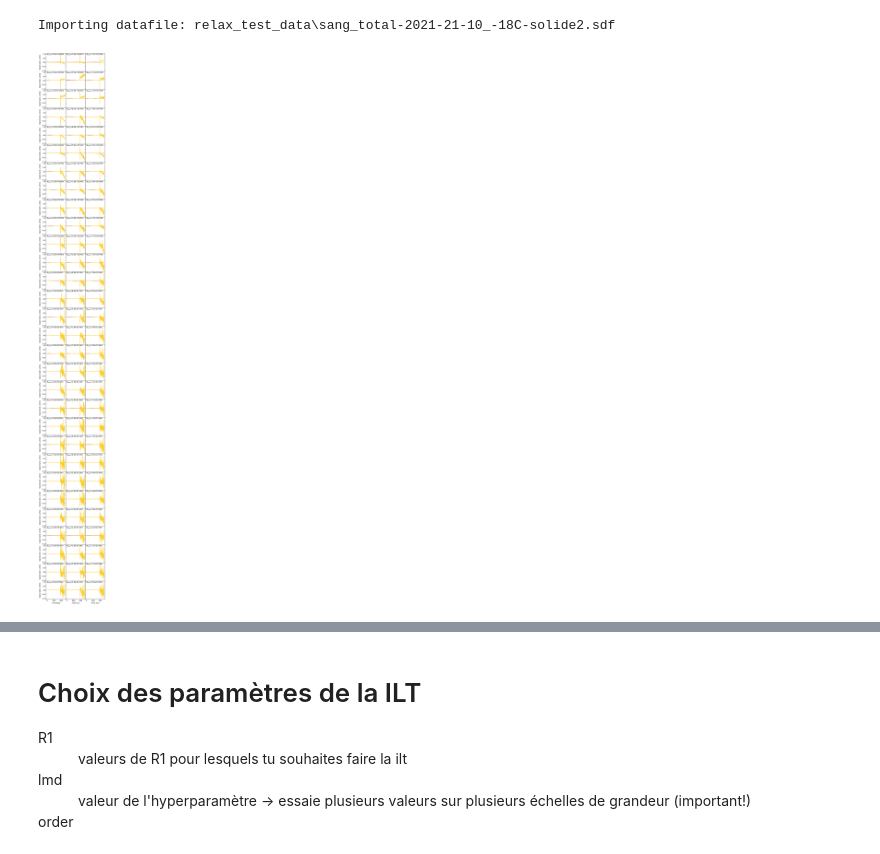
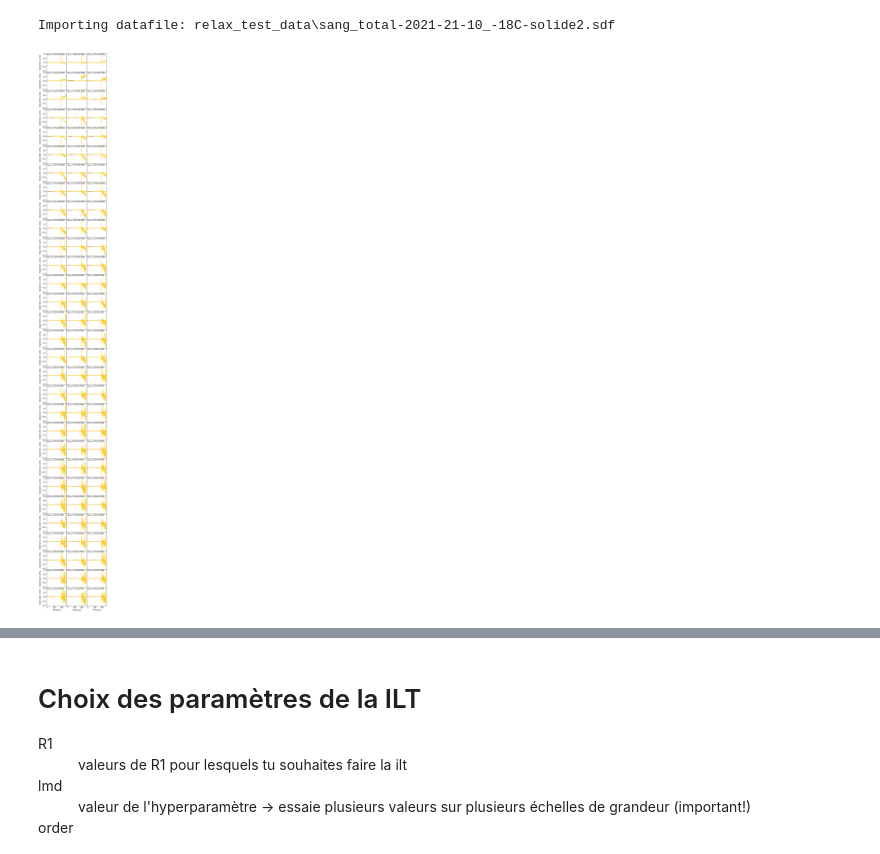
Before and after one commit to ReciprocalSpace/vlf_mri, a Jupyter notebook: testing_suite/test_ilt_real_data.ipynb, the cells around one changed output, grey strips where cells are left out. Drawn from its saved outputs; the diff is of its cells as text; code cells hidden in the pictures.

```diff
--- a/testing_suite/test_ilt_real_data.ipynb
+++ b/testing_suite/test_ilt_real_data.ipynb
@@ -66,9 +66,9 @@ fid_data = vlf_mri.import_sdf_file(file)
 # %% [output]
 Importing datafile: relax_test_data\sang_total-2021-21-10_-18C-solide2.sdf
 # %%
-# fid_data.batch_plot()
+fid_data.batch_plot()
 # %% [output]
-[figure, old version]
+[figure, new version]
 # %%
 mag_data = fid_data.to_mag_mean()
 # %%
```
Also changed, not shown: parts of 2 cells of this notebook, 4 other files.
